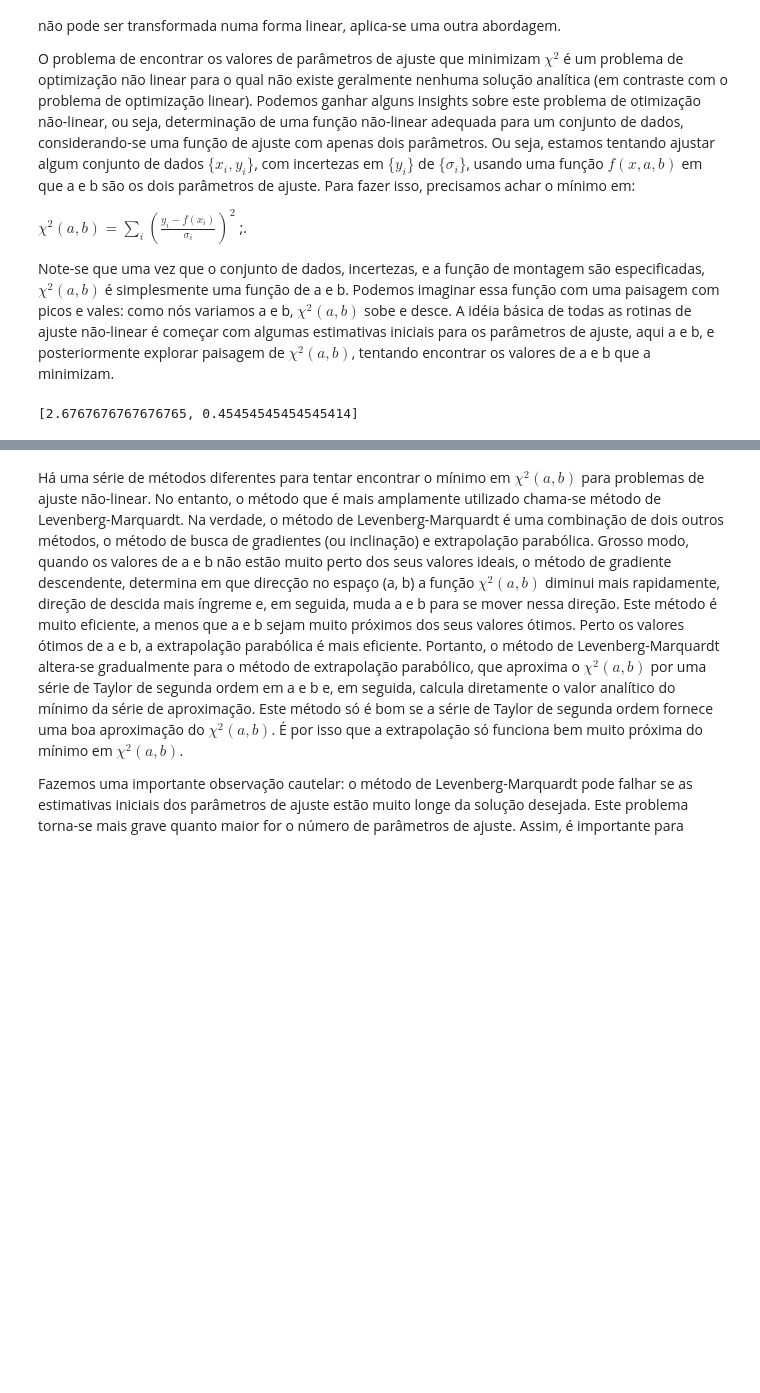
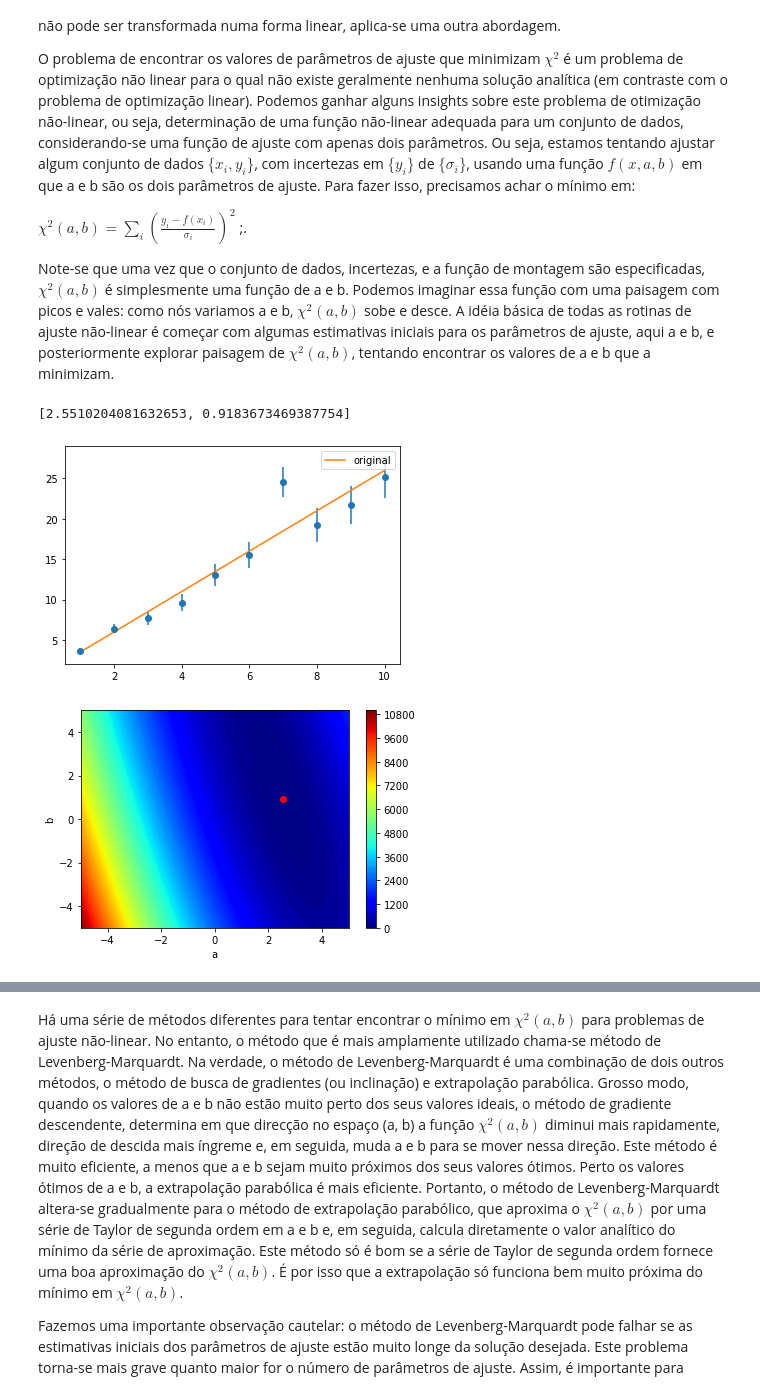
Before and after one commit to hektor-monteiro/python-notebooks, a Jupyter notebook: ajuste-funcao.ipynb, the cells around one changed output, grey strips where cells are left out. Drawn from its saved outputs; the diff is of its cells as text; code cells hidden in the pictures; blank space fills up the shorter version.

Commit message:
fixed plots on ajuste de funções

```diff
--- a/ajuste-funcao.ipynb
+++ b/ajuste-funcao.ipynb
@@ -37,37 +37,39 @@ plt.errorbar(xdata, ydata, yerr=yerr, fmt='o')
 plt.plot(xdata, 2.5*xdata + 1., label='original')
 plt.legend()
 
-grid_pts = 100
+grid_pts = 50
 apar = np.linspace(-5,5, grid_pts)
 bpar = np.linspace(-5,5, grid_pts)
 
 chi2 = np.zeros((grid_pts,grid_pts))
 
 min_chi2 = 10000
 best = []
 for i in range(grid_pts):
     for j in range(grid_pts):
         chi2[i,j] = np.sum( (ydata-line(xdata,apar[i],bpar[j]))**2/yerr**2 )
 
         # achar o valor minimo de chi2
         if (chi2[i,j] < min_chi2):
             min_chi2 = chi2[i,j]
             best = [apar[i],bpar[j]]
 print(best)
 
 # como em python as matrizes são construidas com [linhas, colunas], para plotar
 # a imagem do espaço de chi2 precisamos transpor a matriz para para corresponder
 # a-> x e b->y
 
 plt.figure()
 plt.contourf(apar,bpar,chi2.T,120,cmap='jet')
 plt.colorbar()
 plt.plot(best[0], best[1],'or')
 plt.xlabel('a')
 plt.ylabel('b')
 plt.show()
 # %% [output]
-[2.6767676767676765, 0.45454545454545414]
+[2.5510204081632653, 0.9183673469387754]
+[figure, added]
+[figure, added]
 # %%
 from mpl_toolkits.mplot3d import Axes3D
 from matplotlib import cm
```
Also changed, not shown: parts of 5 cells of this notebook.
